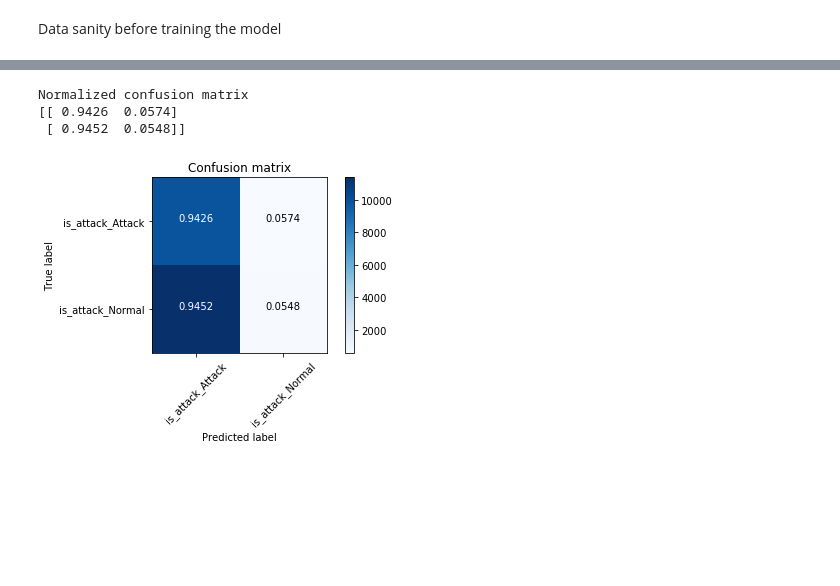
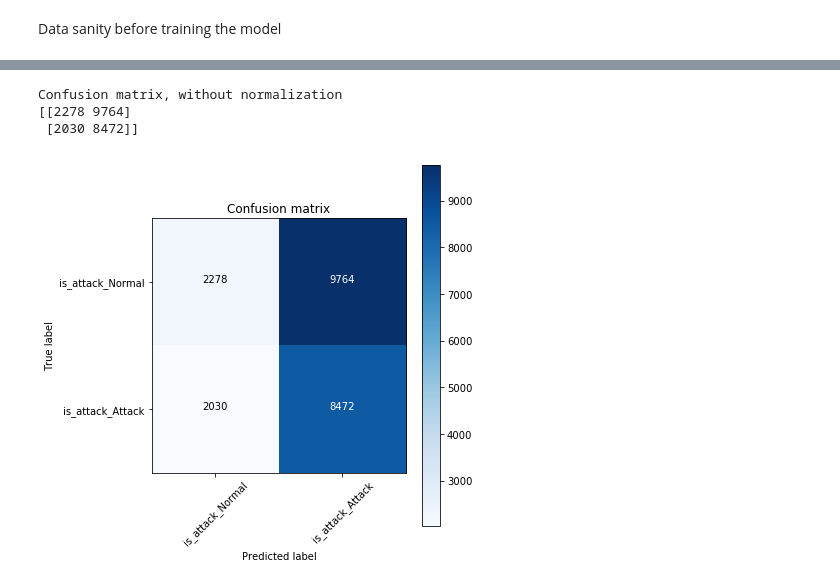
Before and after one commit to rkmalaiya/network_anomaly_detection_deep_learning, a Jupyter notebook: eda.ipynb, the cells around one changed output, grey strips where cells are left out. Drawn from its saved outputs; the diff is of its cells as text; code cells hidden in the pictures; blank space fills up the shorter version.

Commit message:
Confusion matrix plot, valid acc: 90%; test acc:~40%

```diff
--- a/eda.ipynb
+++ b/eda.ipynb
@@ -404,8 +404,8 @@ def encode_dummy(train, test):
 
     return kdd_2labels_train, kdd_2labels_test, kdd_5labels_train, kdd_5labels_test
 # %%
-output_columns_2labels = ['is_attack_Attack','is_attack_Normal']
-output_columns_5labels = ['attack_type_DoS','attack_type_Probe','attack_type_R2L','attack_type_U2R','attack_type_normal']
+output_columns_2labels = ['is_attack_Normal', 'is_attack_Attack']
+output_columns_5labels = ['attack_type_normal', 'attack_type_DoS', 'attack_type_Probe', 'attack_type_R2L', 'attack_type_U2R']
 
 from sklearn import model_selection as ms
 from sklearn import preprocessing as pp
@@ -493,12 +493,13 @@ def plot_confusion_matrix(cm, classes,
 # %%
 from sklearn.metrics import confusion_matrix
 cm_2labels = confusion_matrix(y_pred = labels2_pred_vae_arr[:,0], y_true = labels2_pred_vae_arr[:,1])
-plot_confusion_matrix(cm_2labels, output_columns_2labels, normalize = True)
+plt.figure(figsize=[6,6])
+plot_confusion_matrix(cm_2labels, output_columns_2labels, normalize = False)
 # %% [output]
-Normalized confusion matrix
-[[ 0.9426  0.0574]
- [ 0.9452  0.0548]]
+Confusion matrix, without normalization
+[[2278 9764]
+ [2030 8472]]
-[figure, old version]
+[figure, new version]
 # %%
 cm_5labels = confusion_matrix(y_pred = labels5_pred_vae_arr[:,0], y_true = labels5_pred_vae_arr[:,1])
 plt.figure(figsize=[8,8])
```
Also changed, not shown: parts of 3 cells of this notebook.
